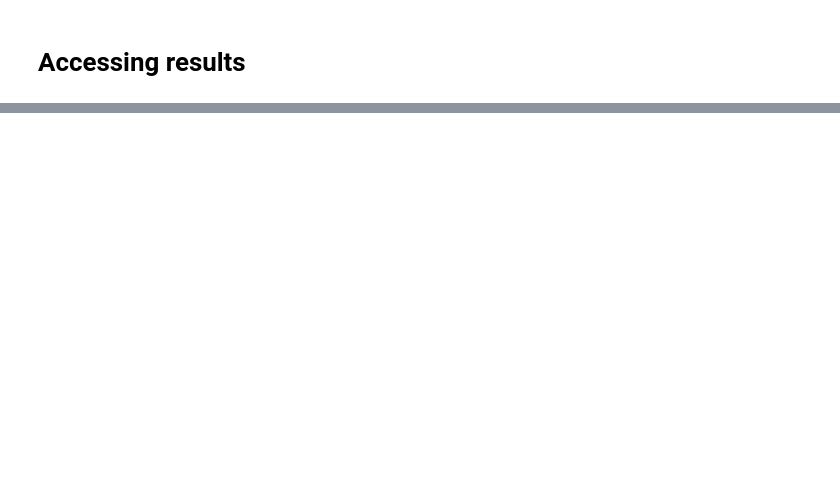
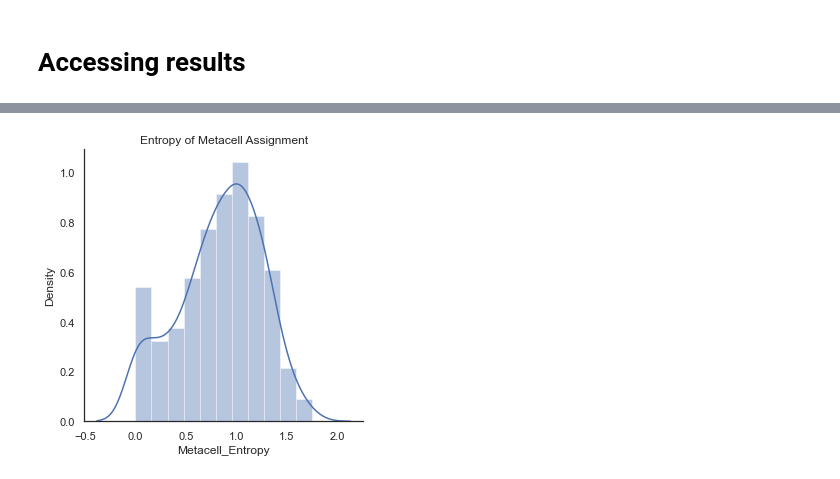
Before and after one commit to dpeerlab/SEACells, a Jupyter notebook: notebooks/example_notebook.ipynb, the cells around one changed output, grey strips where cells are left out. Drawn from its saved outputs; the diff is of its cells as text; code cells hidden in the pictures; blank space fills up the shorter version.

```diff
--- a/notebooks/example_notebook.ipynb
+++ b/notebooks/example_notebook.ipynb
@@ -137,0 +212,4 @@ plot.plot_metacell_sizes(ad)
+# %%
+plot.plot_assignment_entropy(ad)
+# %% [output]
+[figure, added]
```
Also changed, not shown: parts of 39 cells of this notebook, 19 other files.
